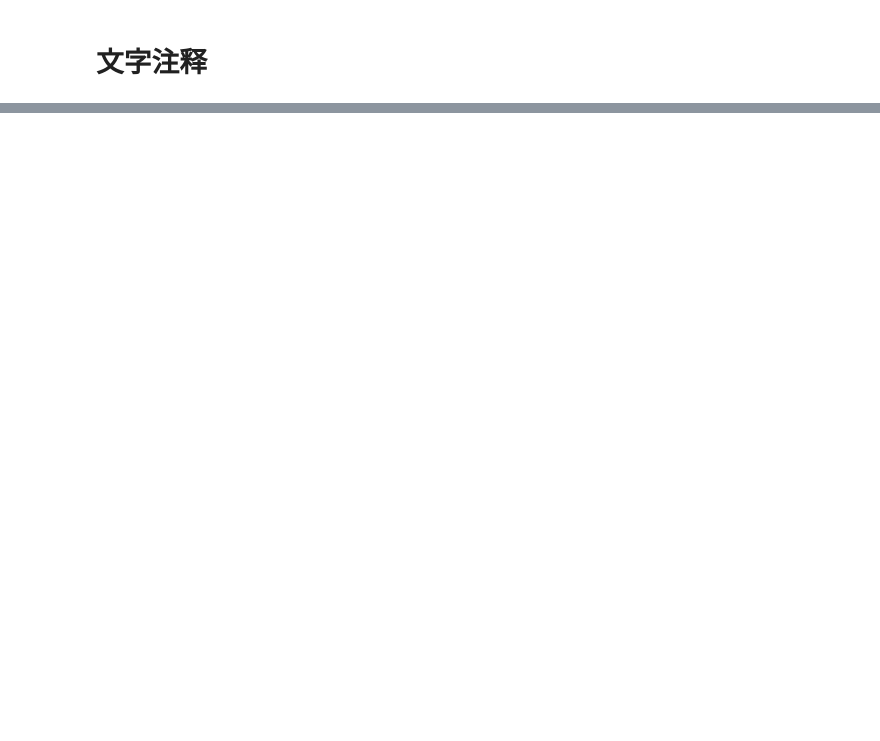
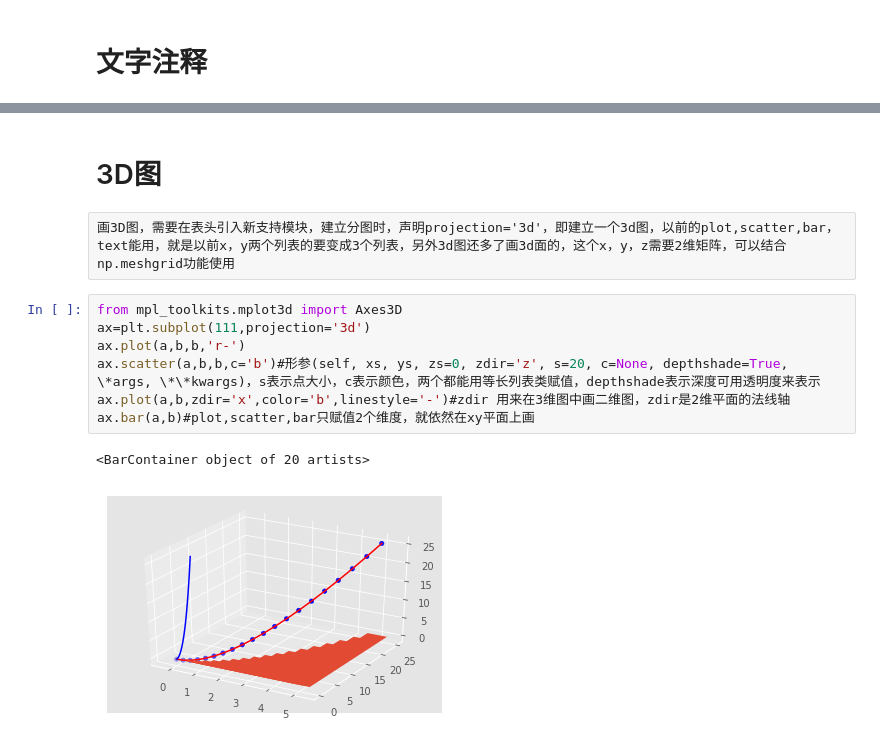
Before and after one commit to zjo0/python-, a Jupyter notebook: matplotlib心得.ipynb, the cells around one changed output, grey strips where cells are left out. Cells and saved outputs as stored; diff of their text form; blank space fills up the shorter version.

```diff
--- a/matplotlib心得.ipynb
+++ b/matplotlib心得.ipynb
@@ -80,0 +84,14 @@ Text(1,15,'x=3')
+# %% [markdown]
+#  3D图
+# %% [raw]
+画3D图，需要在表头引入新支持模块，建立分图时，声明projection='3d'，即建立一个3d图，以前的plot,scatter,bar，text能用，就是以前x，y两个列表的要变成3个列表，另外3d图还多了画3d面的，这个x，y，z需要2维矩阵，可以结合np.meshgrid功能使用
+# %%
+from mpl_toolkits.mplot3d import Axes3D
+ax=plt.subplot(111,projection='3d')
+ax.plot(a,b,b,'r-')
+ax.scatter(a,b,b,c='b')#形参(self, xs, ys, zs=0, zdir='z', s=20, c=None, depthshade=True, \*args, \*\*kwargs)，s表示点大小，c表示颜色，两个都能用等长列表类赋值，depthshade表示深度可用透明度来表示
+ax.plot(a,b,zdir='x',color='b',linestyle='-')#zdir 用来在3维图中画二维图，zdir是2维平面的法线轴
+ax.bar(a,b)#plot,scatter,bar只赋值2个维度，就依然在xy平面上画
+# %% [output]
+<BarContainer object of 20 artists>
+[figure, added]
```
Also changed, not shown: parts of 9 cells of this notebook.
